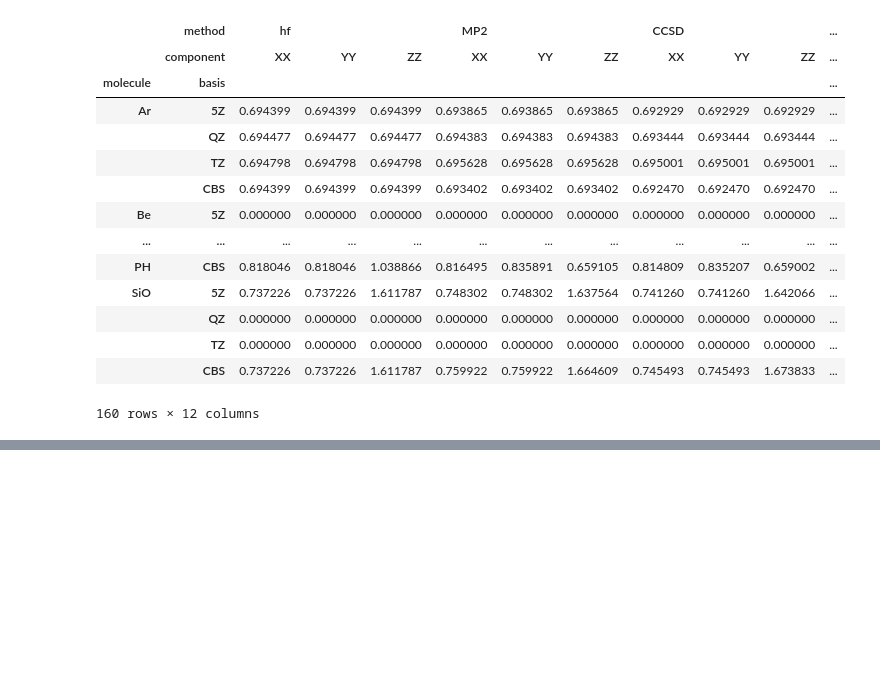
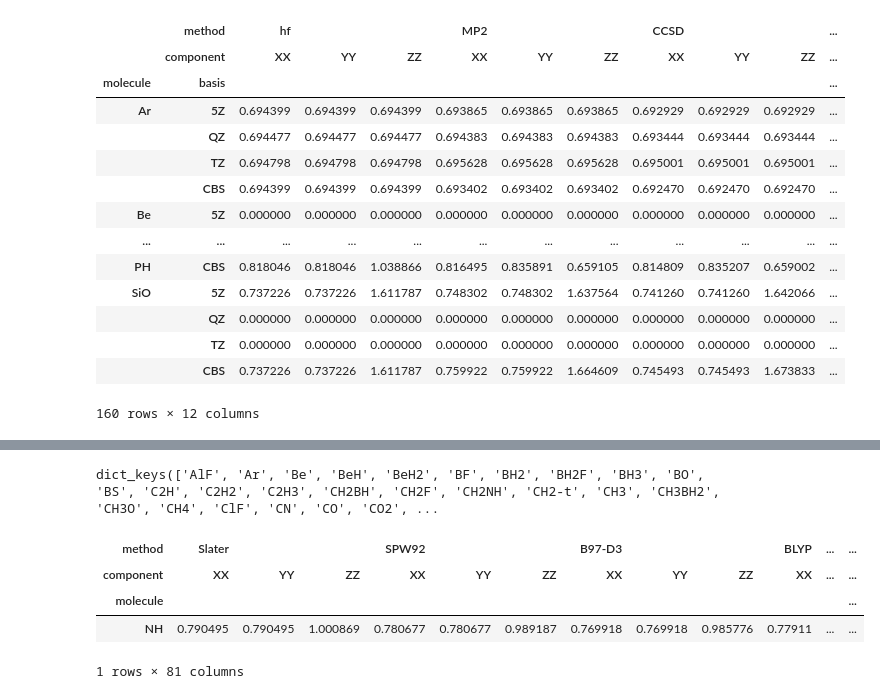
Before and after one commit to welltemperedpaprika/research_su, a Jupyter notebook: output/ouput.ipynb, the cells around one changed output, grey strips where cells are left out. Saved outputs shown, nothing was run; the diff lists cells and outputs as text; code cells hidden in the pictures; blank space fills up the shorter version.

```diff
--- a/output/ouput.ipynb
+++ b/output/ouput.ipynb
@@ -713,3 +706,15 @@ wft_table.loc['H2O']
 | QZ | 0.749390 | 0.851298 | 0.808814 | 0.761942 | 0.858719 | 0.818847 | 0.756221 | 0.856623 | 0.814826 | 0.758117 | 0.858078 | ... |
 | TZ | 0.749663 | 0.851517 | 0.809062 | 0.763070 | 0.859975 | 0.819952 | 0.757602 | 0.858066 | 0.816155 | 0.759484 | 0.859548 | ... |
 | CBS | 0.749271 | 0.851185 | 0.808749 | 0.761126 | 0.857728 | 0.818000 | 0.755249 | 0.855653 | 0.813957 | 0.757153 | 0.857086 | ... |
+# %%
+data.keys()
+# %% [output]
+dict_keys(['AlF', 'Ar', 'Be', 'BeH', 'BeH2', 'BF', 'BH2', 'BH2F', 'BH3', 'BO', 'BS', 'C2H', 'C2H2', 'C2H3', 'CH2BH', 'CH2F', 'CH2NH', 'CH2-t', 'CH3', 'CH3BH2', 'CH3O', 'CH4', 'ClF', 'CN', 'CO', 'CO2', ...
+# %%
+std_dev_dft.loc['NH']
+# %% [output]
+| method | Slater |  |  | SPW92 |  |  | B97-D3 |  |  | BLYP | ... | ... |
+| component | XX | YY | ZZ | XX | YY | ZZ | XX | YY | ZZ | XX | ... | ... |
+| molecule |  |  |  |  |  |  |  |  |  |  |  | ... |
+| NH | 0.790495 | 0.790495 | 1.000869 | 0.780677 | 0.780677 | 0.989187 | 0.769918 | 0.769918 | 0.985776 | 0.77911 | ... | ... |
+1 rows × 81 columns
```
Also changed, not shown: parts of 6 cells of this notebook, 50 other files.
